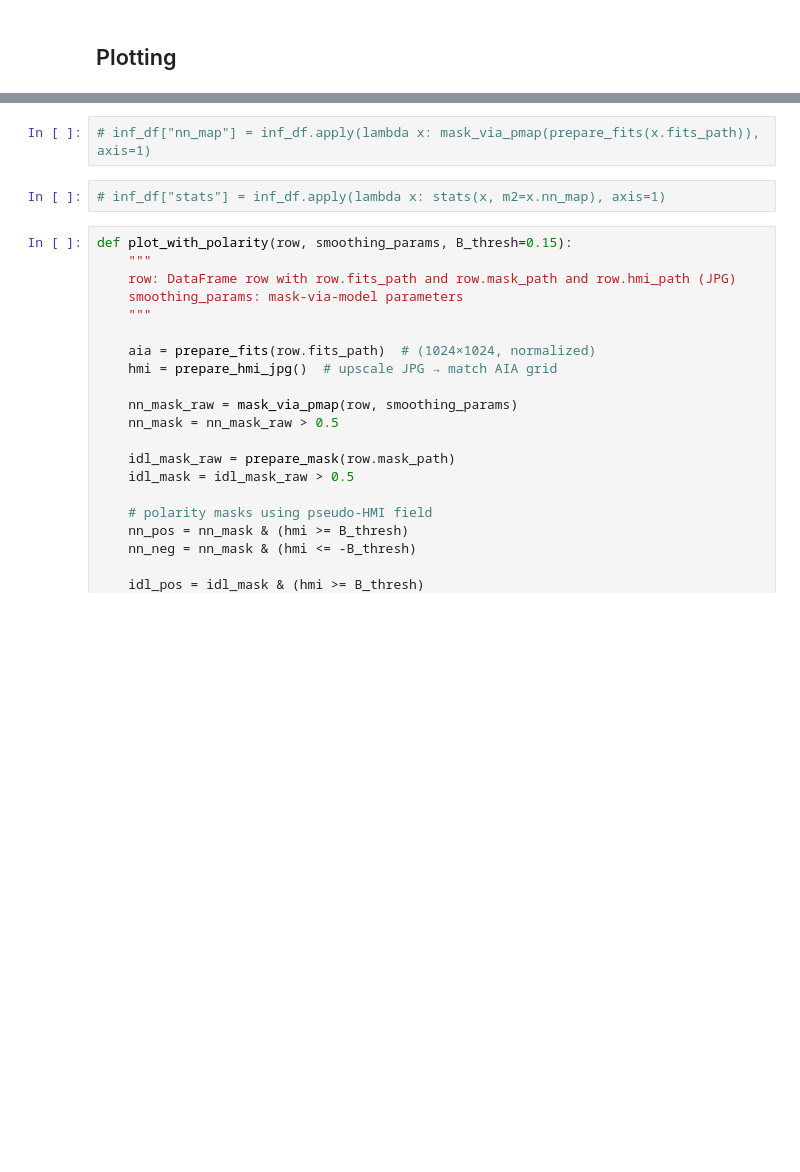
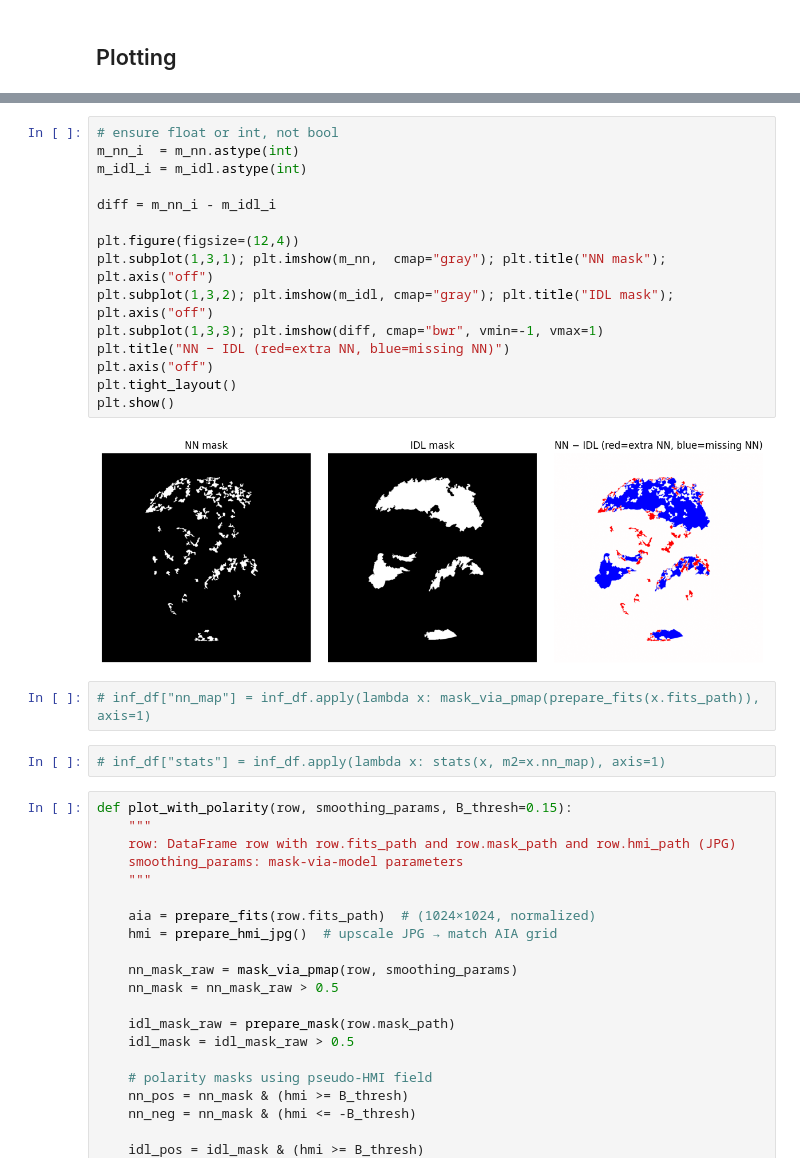
Before and after one commit to oscu0/helio-n, a Jupyter notebook: CH Mask Generator.ipynb, the cells around one changed output, grey strips where cells are left out. Cells and saved outputs as stored; diff of their text form; blank space fills up the shorter version.

```diff
--- a/CH Mask Generator.ipynb
+++ b/CH Mask Generator.ipynb
@@ -316,3 +360,20 @@ See the caveats in the documentation: https://pandas.pydata.org/pandas-docs/stab
+# %%
+# ensure float or int, not bool
+m_nn_i  = m_nn.astype(int)
+m_idl_i = m_idl.astype(int)
+
+diff = m_nn_i - m_idl_i
+
+plt.figure(figsize=(12,4))
+plt.subplot(1,3,1); plt.imshow(m_nn,  cmap="gray"); plt.title("NN mask");  plt.axis("off")
+plt.subplot(1,3,2); plt.imshow(m_idl, cmap="gray"); plt.title("IDL mask"); plt.axis("off")
+plt.subplot(1,3,3); plt.imshow(diff, cmap="bwr", vmin=-1, vmax=1)
+plt.title("NN − IDL (red=extra NN, blue=missing NN)")
+plt.axis("off")
+plt.tight_layout()
+plt.show()
+# %% [output]
+[figure, added]
 # %%
 # inf_df["nn_map"] = inf_df.apply(lambda x: mask_via_pmap(prepare_fits(x.fits_path)), axis=1)
 # %%
```
Also changed, not shown: parts of 12 cells of this notebook, 1 other file.
